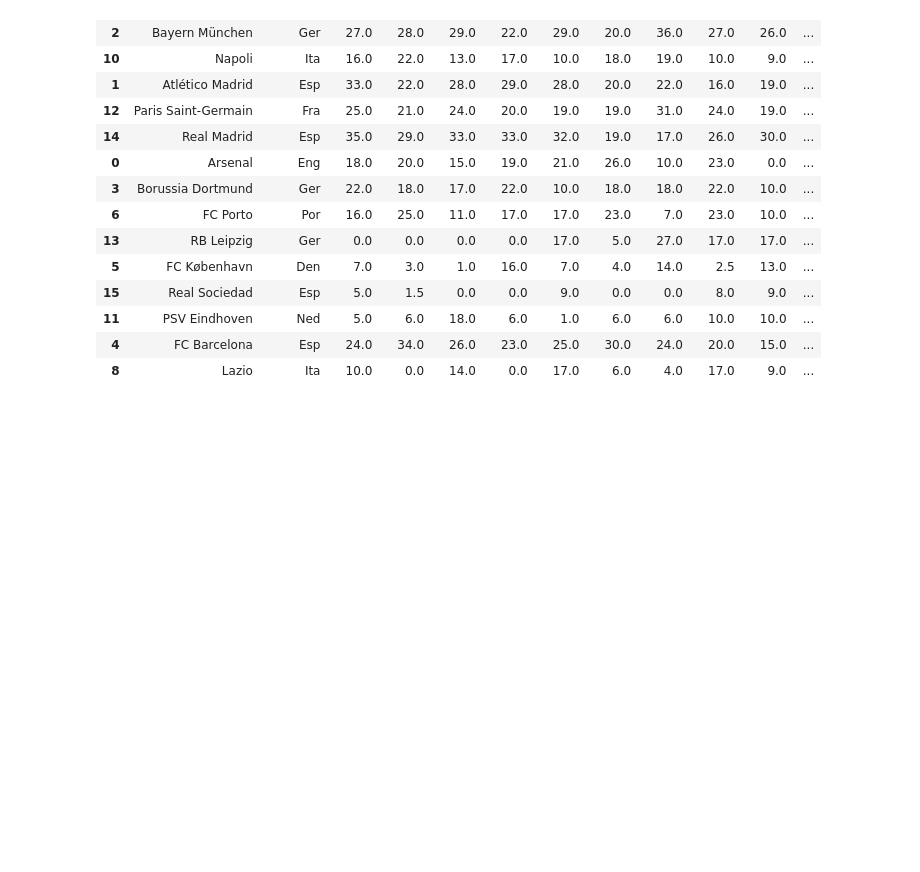
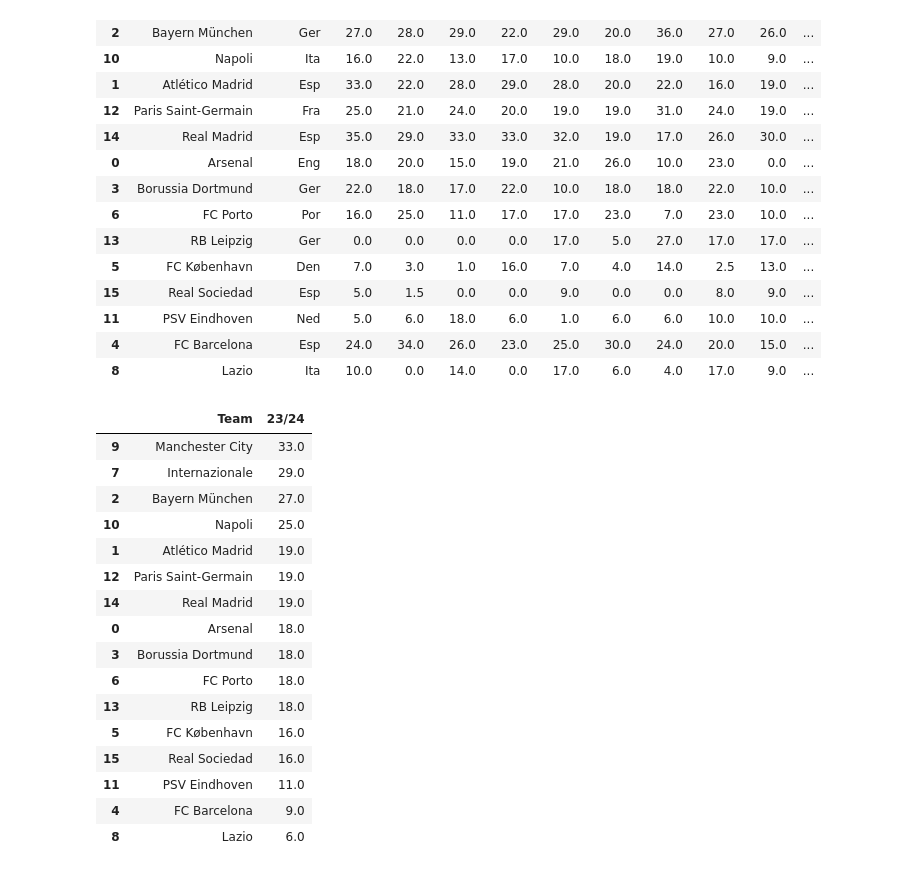
Before and after one commit to MiguelGG03/UEFA_CL_Predicciones, a Jupyter notebook: analisis.ipynb, the cells around one changed output. Cells and saved outputs as stored; diff of their text form; code cells hidden in the pictures; blank space fills up the shorter version.

```diff
--- a/analisis.ipynb
+++ b/analisis.ipynb
@@ -107,3 +107,23 @@ df
 | 8 | Lazio | Ita | 10.0 | 0.0 | 14.0 | 0.0 | 17.0 | 6.0 | 4.0 | 17.0 | 9.0 | ... |
 # %%
 df.to_csv('docs/predicciones_temporada_23_24.csv', index=False)
+# %%
+df[['Team', '23/24']]
+# %% [output]
+|  | Team | 23/24 |
+| 9 | Manchester City | 33.0 |
+| 7 | Internazionale | 29.0 |
+| 2 | Bayern München | 27.0 |
+| 10 | Napoli | 25.0 |
+| 1 | Atlético Madrid | 19.0 |
+| 12 | Paris Saint-Germain | 19.0 |
+| 14 | Real Madrid | 19.0 |
+| 0 | Arsenal | 18.0 |
+| 3 | Borussia Dortmund | 18.0 |
+| 6 | FC Porto | 18.0 |
+| 13 | RB Leipzig | 18.0 |
+| 5 | FC København | 16.0 |
+| 15 | Real Sociedad | 16.0 |
+| 11 | PSV Eindhoven | 11.0 |
+| 4 | FC Barcelona | 9.0 |
+| 8 | Lazio | 6.0 |
```
Also changed, not shown: 1 other file.
